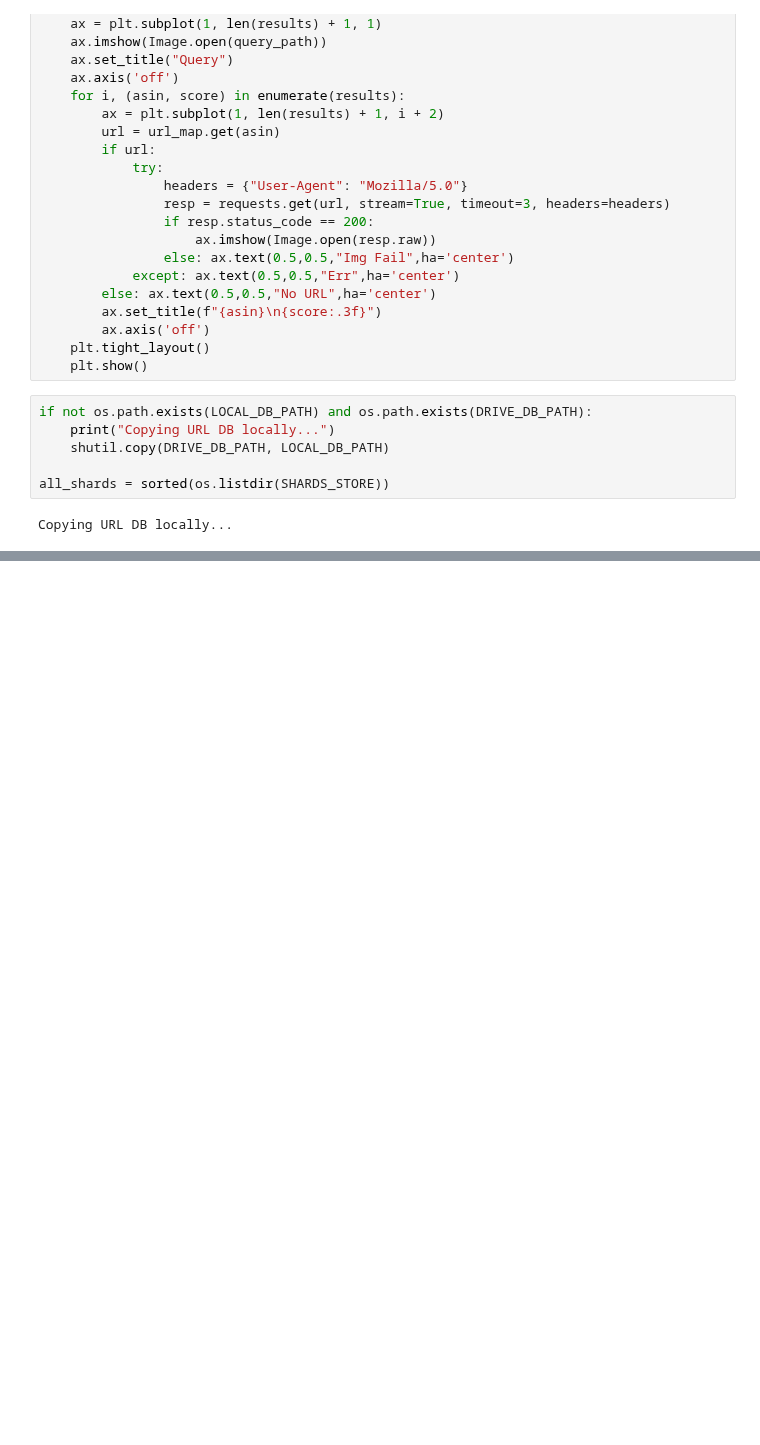
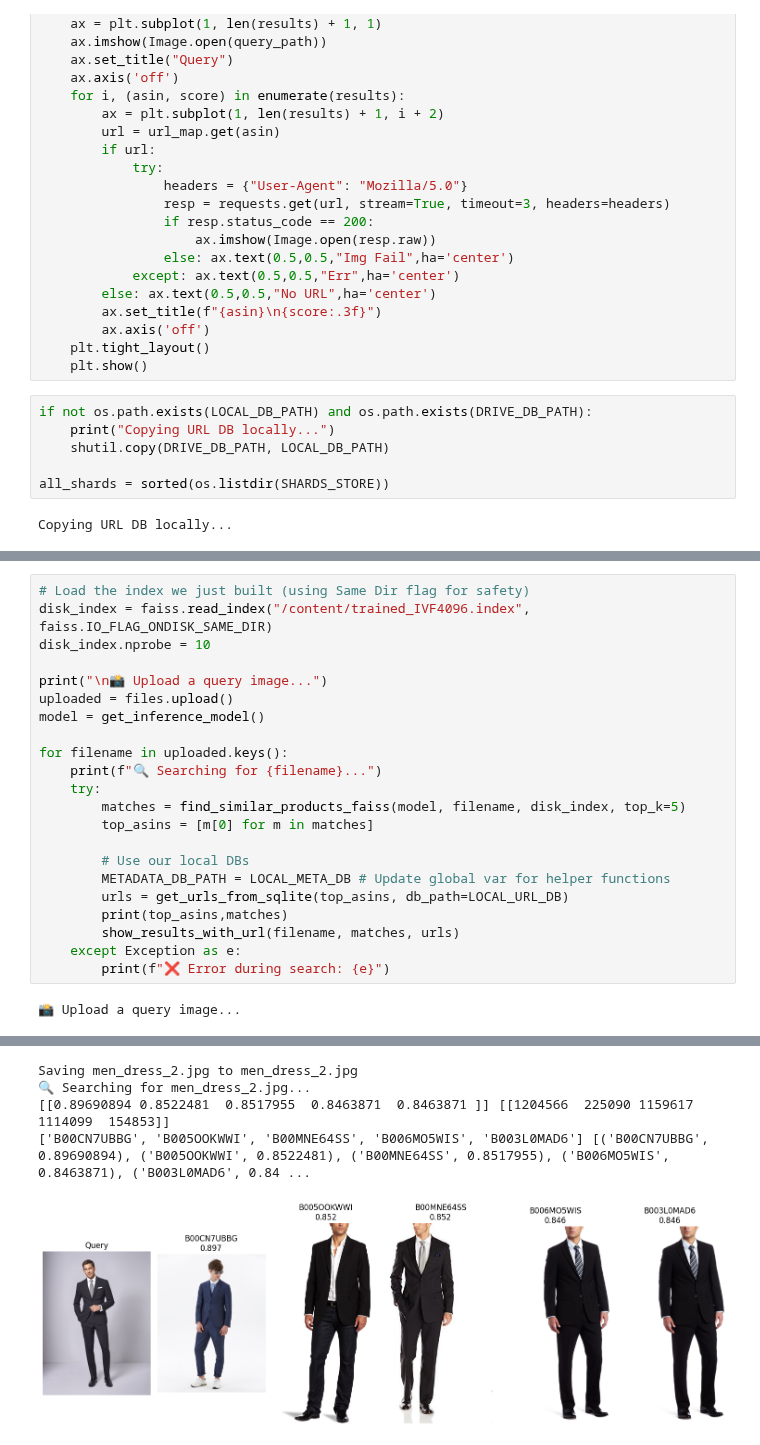
Before and after one commit to rahulorihiki/Product_Recommender_with_Virtual_Dressing_System_with_MLOps, a Jupyter notebook: research/og_recommender.ipynb, the cells around one changed output, grey strips where cells are left out. Cells and saved outputs as stored; diff of their text form; blank space fills up the shorter version.

```diff
--- a/research/og_recommender.ipynb
+++ b/research/og_recommender.ipynb
@@ -4091,0 +4101,24 @@ Tip: If the error says 'No such file', ensure vectors_data.ivfdata finished down
+# %%
+# Load the index we just built (using Same Dir flag for safety)
+disk_index = faiss.read_index("/content/trained_IVF4096.index", faiss.IO_FLAG_ONDISK_SAME_DIR)
+disk_index.nprobe = 10
+
+print("\n📸 Upload a query image...")
+uploaded = files.upload()
+model = get_inference_model()
+
+for filename in uploaded.keys():
+    print(f"🔍 Searching for {filename}...")
+    try:
+        matches = find_similar_products_faiss(model, filename, disk_index, top_k=5)
+        top_asins = [m[0] for m in matches]
+
+        # Use our local DBs
+        METADATA_DB_PATH = LOCAL_META_DB # Update global var for helper functions
+        urls = get_urls_from_sqlite(top_asins, db_path=LOCAL_URL_DB)
+        print(top_asins,matches)
+        show_results_with_url(filename, matches, urls)
+    except Exception as e:
+        print(f"❌ Error during search: {e}")
+# %% [output]
+📸 Upload a query image...
@@ -4091,0 +4126,5 @@ Tip: If the error says 'No such file', ensure vectors_data.ivfdata finished down
+Saving men_dress_2.jpg to men_dress_2.jpg
+🔍 Searching for men_dress_2.jpg...
+[[0.89690894 0.8522481  0.8517955  0.8463871  0.8463871 ]] [[1204566  225090 1159617 1114099  154853]]
+['B00CN7UBBG', 'B005OOKWWI', 'B00MNE64SS', 'B006MO5WIS', 'B003L0MAD6'] [('B00CN7UBBG', 0.89690894), ('B005OOKWWI', 0.8522481), ('B00MNE64SS', 0.8517955), ('B006MO5WIS', 0.8463871), ('B003L0MAD6', 0.84 ...
+[figure, added]
```
Also changed, not shown: parts of 8 cells of this notebook.
